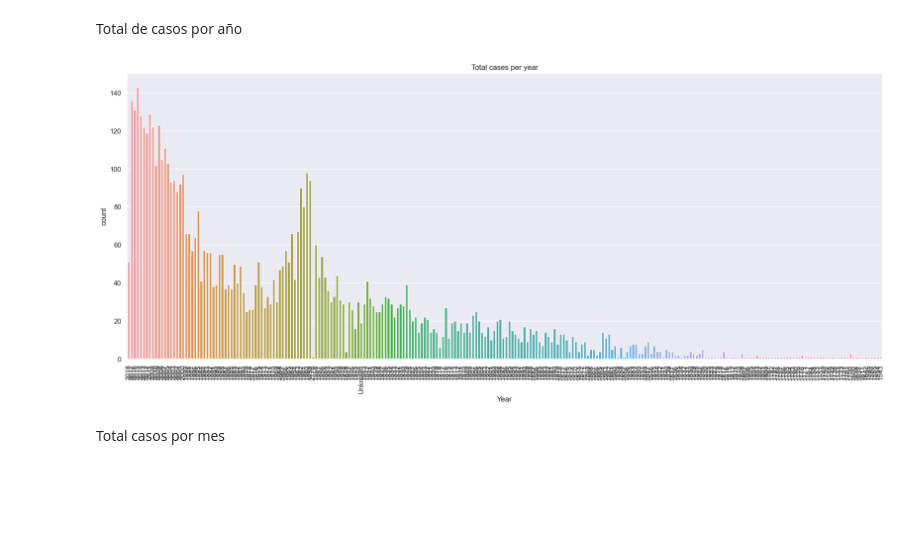
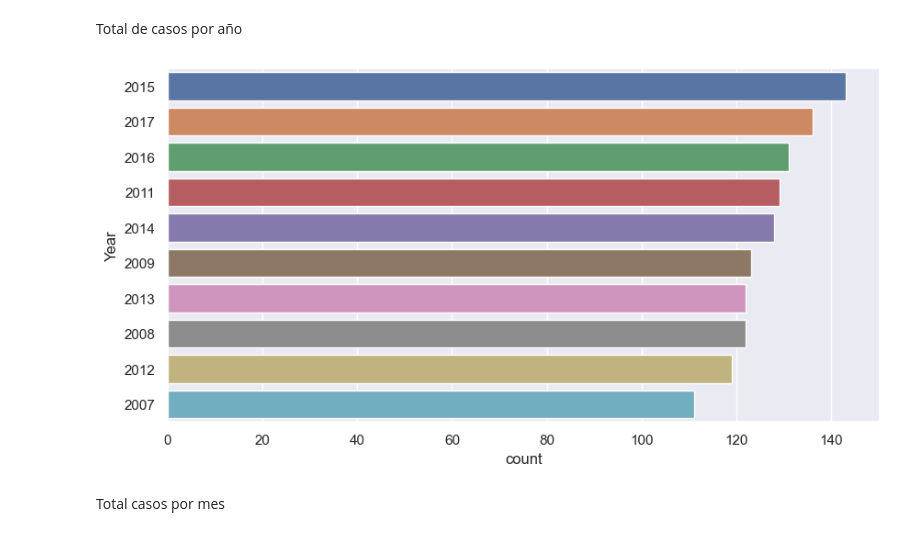
Before and after one commit to carolinariveraa/-CarolinaRivera-Sharks-, a Jupyter notebook: Notebook/Bonus.ipynb, the cells around one changed output. Drawn from its saved outputs; the diff is of its cells as text; code cells hidden in the pictures; blank space fills up the shorter version.

```diff
--- a/Notebook/Bonus.ipynb
+++ b/Notebook/Bonus.ipynb
@@ -33,18 +33,13 @@ Análisis
 - Especies que produzcan más accidentes fatales
 # %% [markdown]
 Total de casos por año
-# %%
-#tamaño del gráfico
-sns.set(rc={'figure.figsize':(21.7,8.27)})
-
-#rotar las etiquetas
-plt.xticks(rotation=90)
-
-#creación del gráfico
-fig_year_full = sns.countplot(x=cleaned_sharks.Year).set(title = "Total cases per year")
-plt.show()
-# %% [output]
-[figure, removed]
+# %%
+year_df = pd.DataFrame(cleaned_sharks["Year"].value_counts().iloc[0:10]).rename(columns={"Year": "count"})
+fig_country_top = sns.set(rc={'figure.figsize':(10,5)})
+sns.barplot(y=year_df.index, x=year_df["count"]).tick_params(axis='x', rotation=0)
+plt.show()
+# %% [output]
+[figure, added]
 # %% [markdown]
 Total casos por mes
 # %%
```
Also changed, not shown: parts of 14 cells of this notebook.
